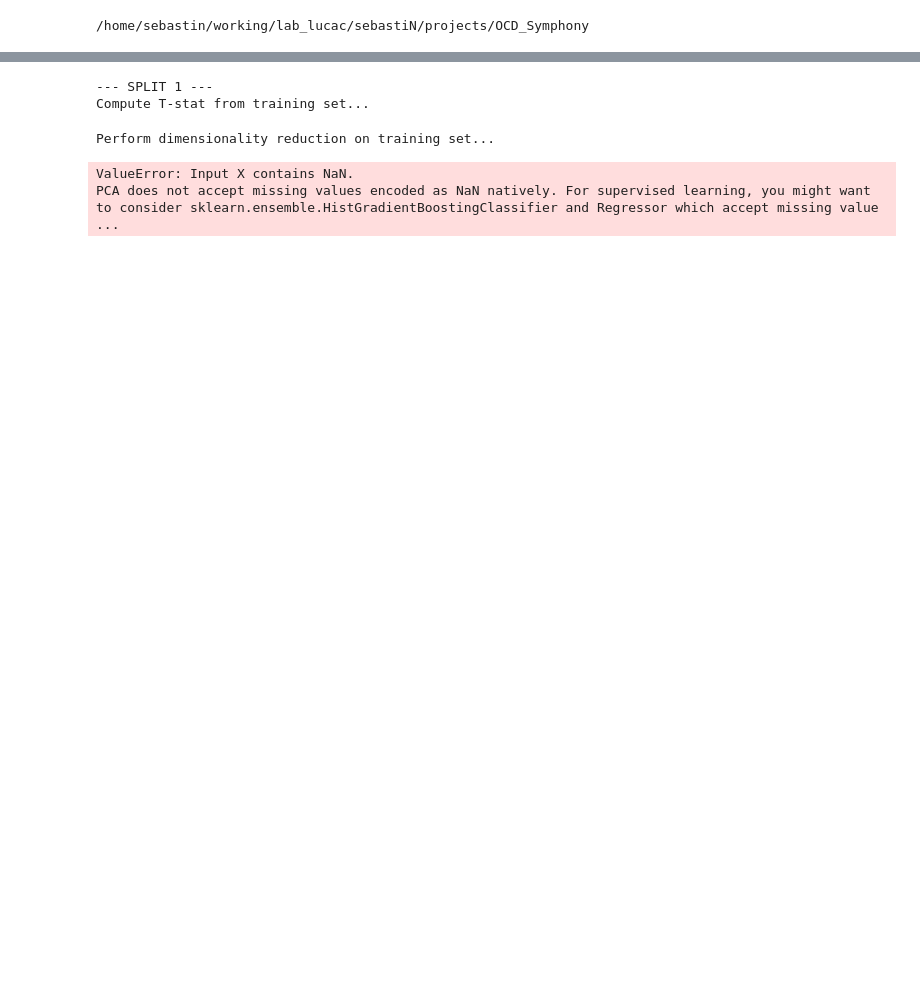
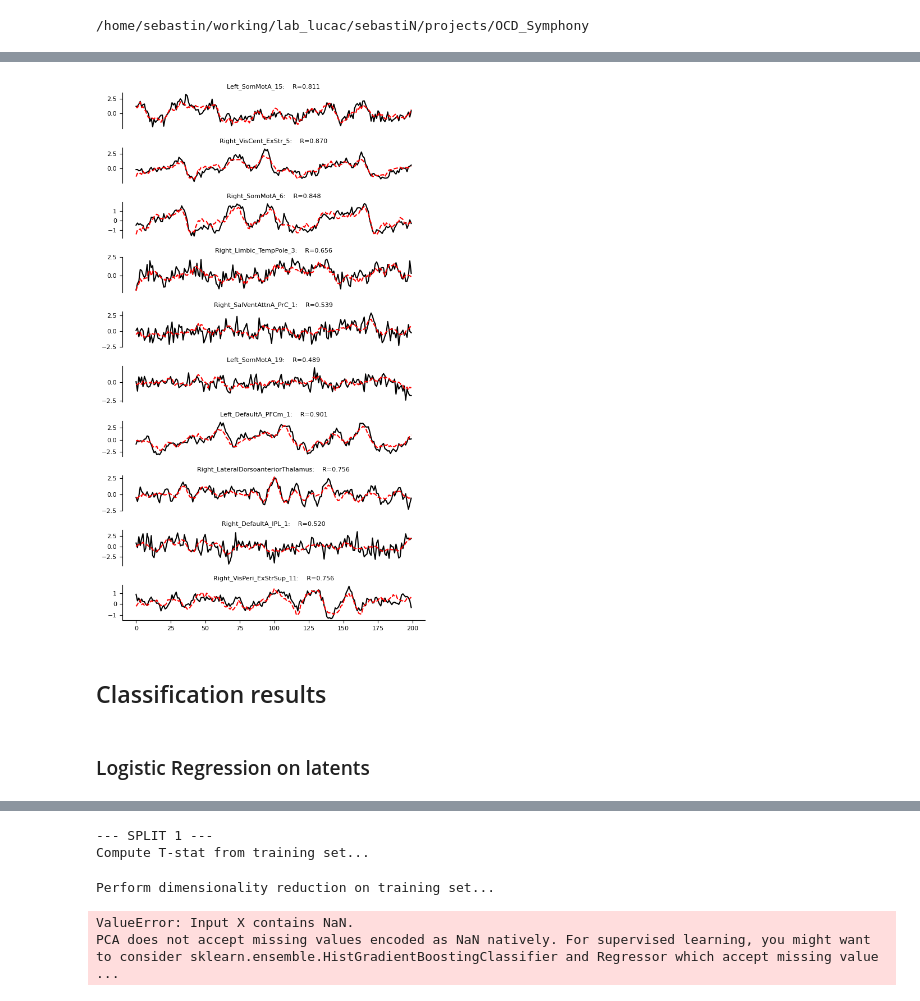
Before and after one commit to sebnaze/OCD_Symphony, a Jupyter notebook: notebooks/BrainSymphony_HCP.ipynb, the cells around one changed output, grey strips where cells are left out. Cells and saved outputs as stored; diff of their text form; code cells hidden in the pictures; blank space fills up the shorter version.

```diff
--- a/notebooks/BrainSymphony_HCP.ipynb
+++ b/notebooks/BrainSymphony_HCP.ipynb
@@ -50,3 +67,12 @@ ValueError: Unknown format code 's' for object of type 'float'
+# %%
+importlib.reload(OCD_symphony.data_validation.validate_preprocessing)
+OCD_symphony.data_validation.validate_preprocessing.plot_recon_timeseries(original_fmri_data, results['all_recon_percv'])
+# %% [output]
+[figure, added]
+# %% [markdown]
+## Classification results
+# %% [markdown]
+### Logistic Regression on latents
 # %%
 importlib.reload(OCD_symphony.predictive_analysis.crossval_preproc)
 t2 = time()
```
Also changed, not shown: parts of 16 cells of this notebook, 3 other files.
